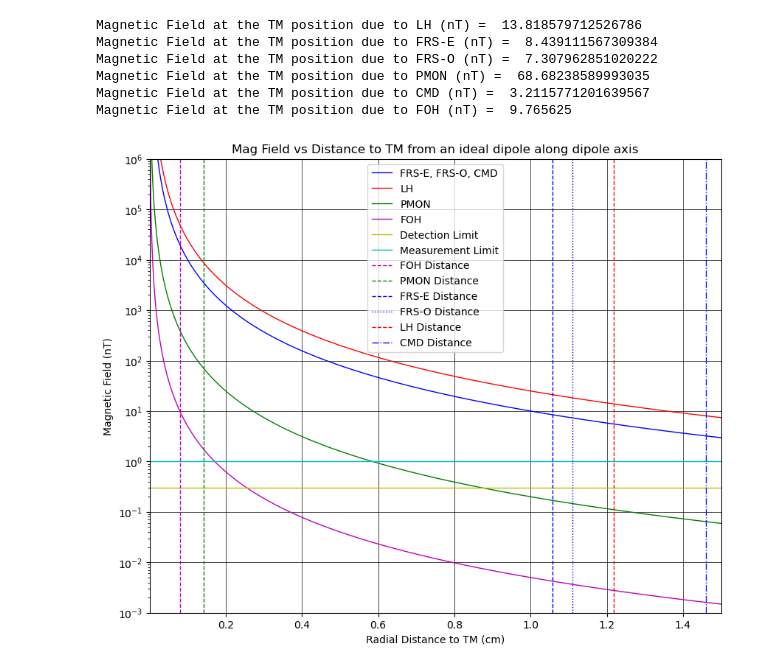
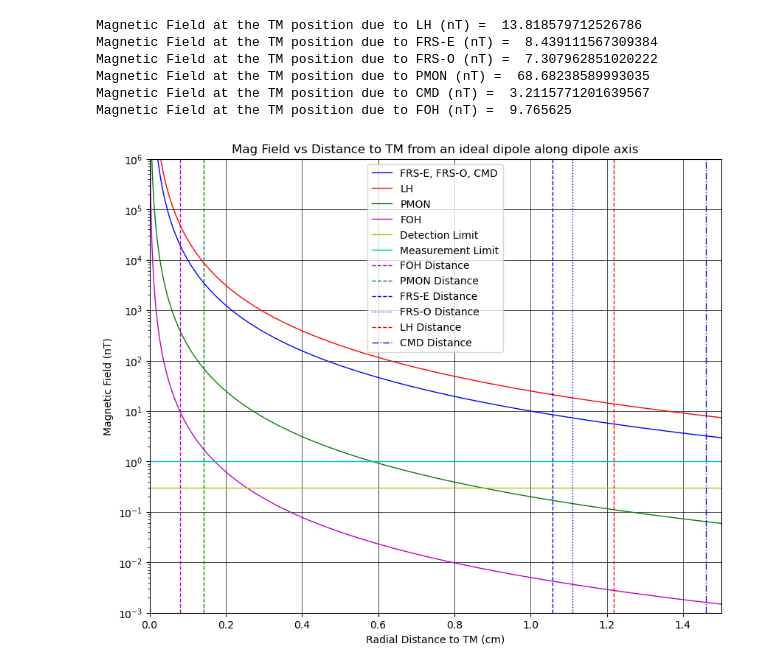
Before and after one commit to raidurgesh/MagneticField, a Jupyter notebook: Mag_Field_Evaluation.v0.1.ipynb, the cells around one changed output. Saved outputs shown, nothing was run; the diff lists cells and outputs as text; code cells hidden in the pictures.

```diff
--- a/Mag_Field_Evaluation.v0.1.ipynb
+++ b/Mag_Field_Evaluation.v0.1.ipynb
@@ -12,8 +12,8 @@ Moment_FOH = 0.025e-3
 mu=4.*np.pi*1e-7
 
 # distance in m
-x_TM = np.linspace(1e-6, 1.25, 1000)
-y_TM = np.linspace(1e-6, 1.25, 1000)
+x_TM = np.linspace(1e-3, 1.25, 1000)
+y_TM = np.linspace(1e-3, 1.25, 1000)
 dist_TM = np.sqrt(x_TM**2+y_TM**2)
 
 # distance to CFI in m (from co-engineering and ESA/Brian)
@@ -55,32 +55,32 @@ plt.plot(dist_TM, field_FOH, 'm-', label = "FOH", linewidth=1.0)
 
 # Horizontal Lines on Plot
 plt.plot(dist_TM,np.ones(np.shape(dist_TM))*0.3,  'y-', label = "Detection Limit", linewidth=1)
 plt.plot(dist_TM,np.ones(np.shape(dist_TM))*1, 'c-', label = "Measurement Limit", linewidth=1)
 
 # Vertical Lines on Plot
 plt.axvline(x = 0.08, color="m", label = "FOH Distance", linestyle="--", linewidth=1)
 plt.axvline(x = 0.1428, color="g", label = "PMON Distance",linestyle="--", linewidth=1)
 plt.axvline(x = 1.0582, color="b", label = "FRS-E Distance",linestyle="--", linewidth=1)
 plt.axvline(x = 1.1102, color="b", label = "FRS-O Distance",linestyle=":", linewidth=1)
 plt.axvline(x = 1.2185, color="r", label = "LH Distance",linestyle="--", linewidth=1)
 plt.axvline(x = 1.460255, color="b", label = "CMD Distance", linestyle="-.", linewidth=1)
 
 plt.yscale("log")
 #plt.xscale("log")
-plt.xlim(1e-5, 1.5)
+plt.xlim(0, 1.5)
 plt.ylim(1e-3, 1e6)
 plt.title("Mag Field vs Distance to TM from an ideal dipole along dipole axis")
 plt.xlabel("Radial Distance to TM (cm)")
 plt.ylabel("Magnetic Field (nT)")
 
 plt.legend()
 plt.grid(color = 'k', linestyle = '-', linewidth = 0.5)
 plt.show()
 # %% [output]
 Magnetic Field at the TM position due to LH (nT) =  13.818579712526786
 Magnetic Field at the TM position due to FRS-E (nT) =  8.439111567309384
 Magnetic Field at the TM position due to FRS-O (nT) =  7.307962851020222
 Magnetic Field at the TM position due to PMON (nT) =  68.68238589993035
 Magnetic Field at the TM position due to CMD (nT) =  3.2115771201639567
 Magnetic Field at the TM position due to FOH (nT) =  9.765625
-[figure, old version]
+[figure, new version]
```
Also changed, not shown: parts of 1 cell of this notebook.
